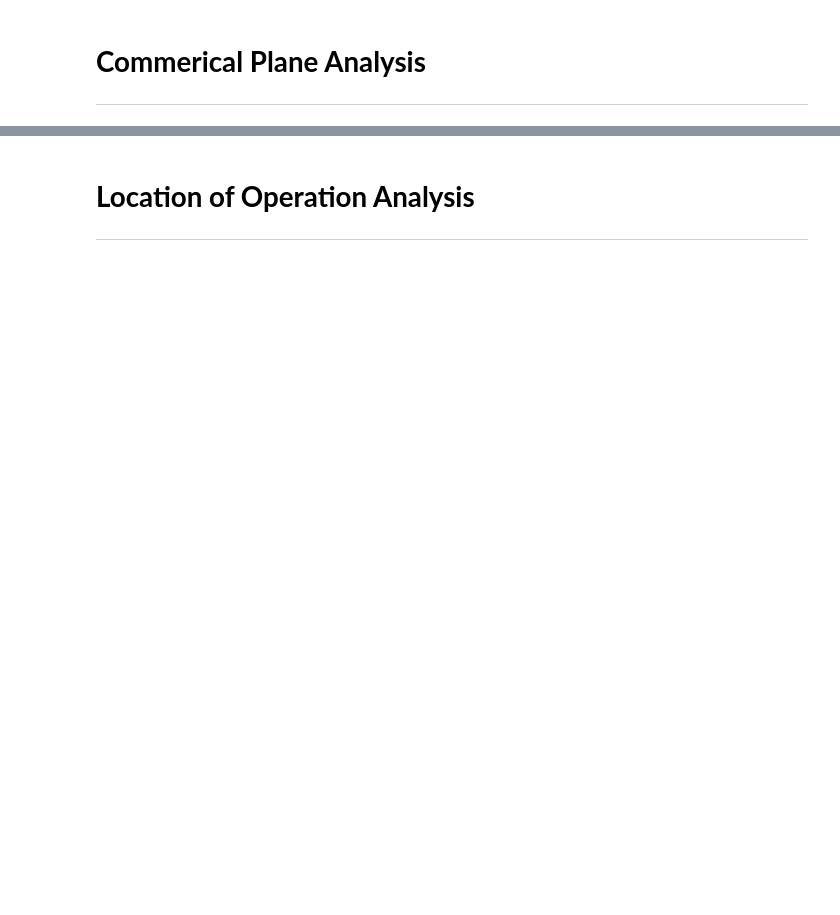
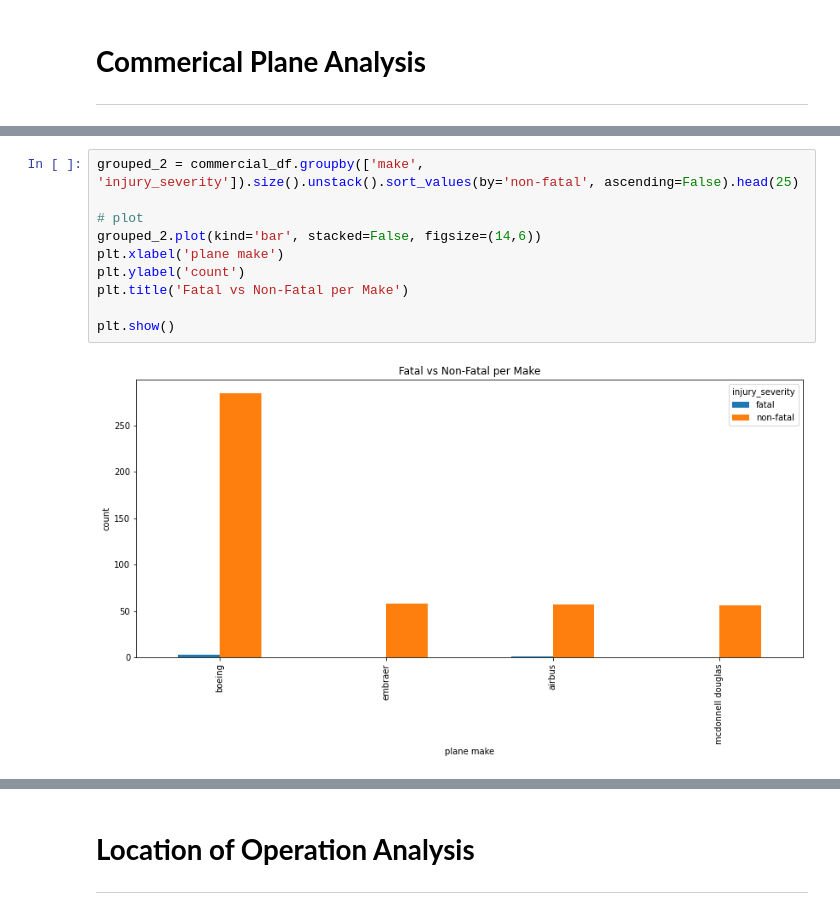
Before and after one commit to jtjohn172/Aviation-Data-Analysis-Project, a Jupyter notebook: JordanRoughDraft.ipynb, the cells around one changed output, grey strips where cells are left out. Drawn from its saved outputs; the diff is of its cells as text; blank space fills up the shorter version.

```diff
--- a/JordanRoughDraft.ipynb
+++ b/JordanRoughDraft.ipynb
@@ -246,0 +301,12 @@ NameError: name 'private_planes' is not defined
+# %%
+grouped_2 = commercial_df.groupby(['make', 'injury_severity']).size().unstack().sort_values(by='non-fatal', ascending=False).head(25)
+
+# plot
+grouped_2.plot(kind='bar', stacked=False, figsize=(14,6))
+plt.xlabel('plane make')
+plt.ylabel('count')
+plt.title('Fatal vs Non-Fatal per Make')
+
+plt.show()
+# %% [output]
+[figure, added]
```
Also changed, not shown: parts of 20 cells of this notebook.
